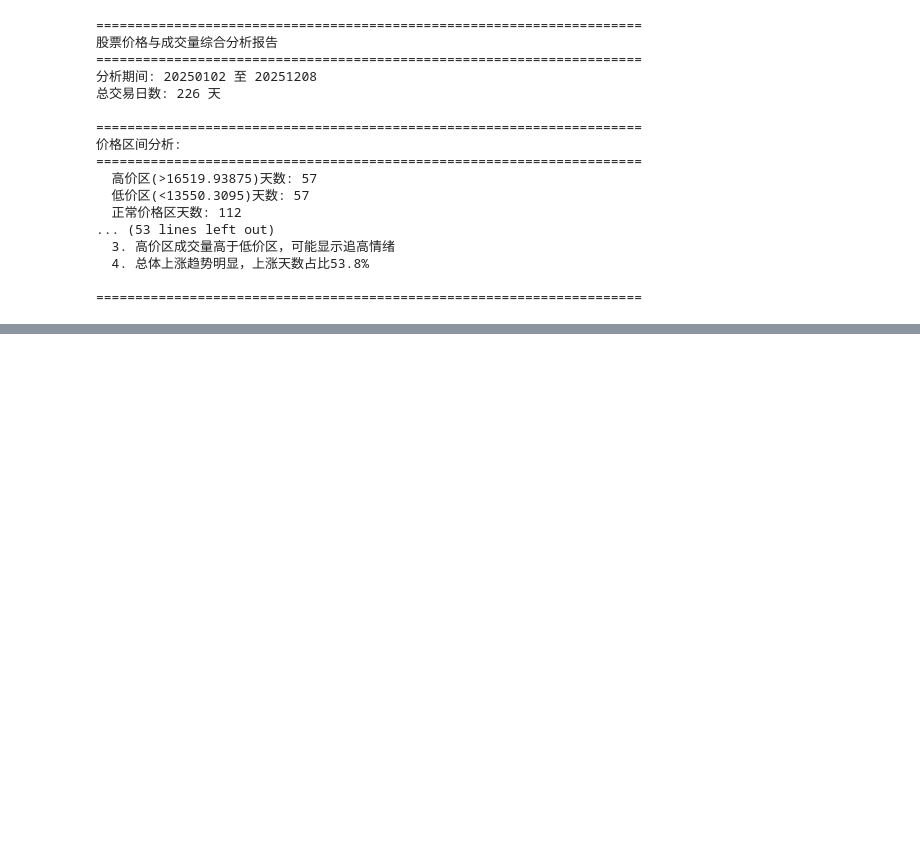
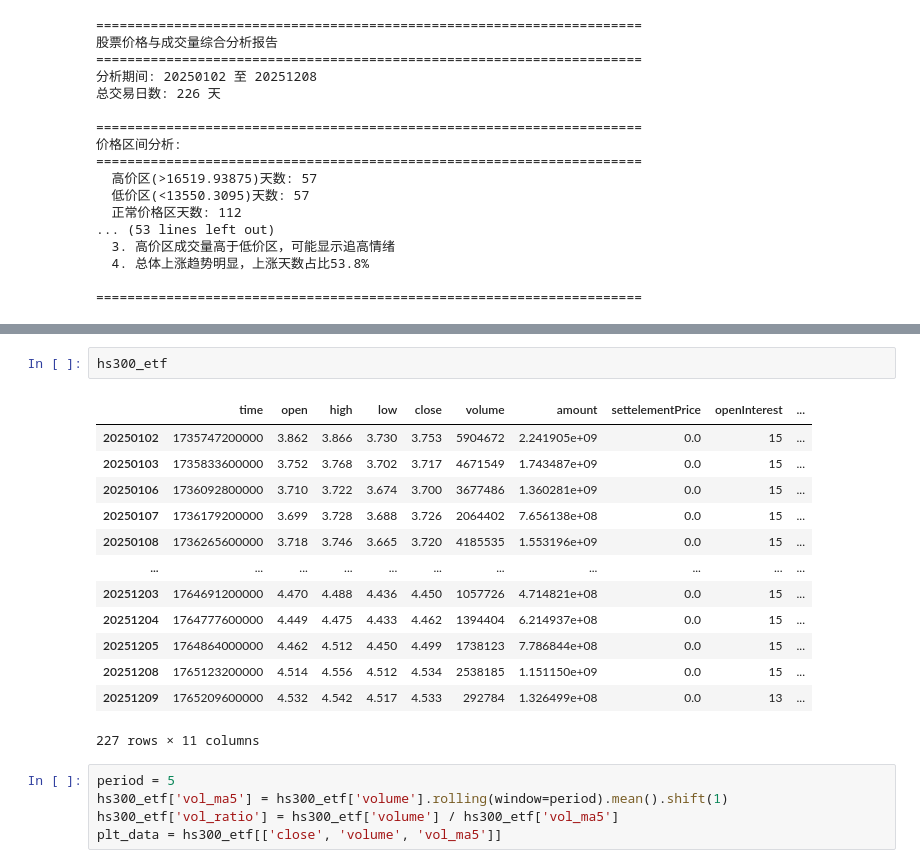
Before and after one commit to longmfe/MarsFinance, a Jupyter notebook: app/price_volume_analysis.ipynb, the cells around one changed output, grey strips where cells are left out. Cells and saved outputs as stored; diff of their text form; blank space fills up the shorter version.

```diff
--- a/app/price_volume_analysis.ipynb
+++ b/app/price_volume_analysis.ipynb
@@ -830,0 +865,21 @@ get_hist_data_by_count('601318', 10)
+# %%
+hs300_etf
+# %% [output]
+|  | time | open | high | low | close | volume | amount | settelementPrice | openInterest | ... |
+| 20250102 | 1735747200000 | 3.862 | 3.866 | 3.730 | 3.753 | 5904672 | 2.241905e+09 | 0.0 | 15 | ... |
+| 20250103 | 1735833600000 | 3.752 | 3.768 | 3.702 | 3.717 | 4671549 | 1.743487e+09 | 0.0 | 15 | ... |
+| 20250106 | 1736092800000 | 3.710 | 3.722 | 3.674 | 3.700 | 3677486 | 1.360281e+09 | 0.0 | 15 | ... |
+| 20250107 | 1736179200000 | 3.699 | 3.728 | 3.688 | 3.726 | 2064402 | 7.656138e+08 | 0.0 | 15 | ... |
+| 20250108 | 1736265600000 | 3.718 | 3.746 | 3.665 | 3.720 | 4185535 | 1.553196e+09 | 0.0 | 15 | ... |
+| ... | ... | ... | ... | ... | ... | ... | ... | ... | ... | ... |
+| 20251203 | 1764691200000 | 4.470 | 4.488 | 4.436 | 4.450 | 1057726 | 4.714821e+08 | 0.0 | 15 | ... |
+| 20251204 | 1764777600000 | 4.449 | 4.475 | 4.433 | 4.462 | 1394404 | 6.214937e+08 | 0.0 | 15 | ... |
+| 20251205 | 1764864000000 | 4.462 | 4.512 | 4.450 | 4.499 | 1738123 | 7.786844e+08 | 0.0 | 15 | ... |
+| 20251208 | 1765123200000 | 4.514 | 4.556 | 4.512 | 4.534 | 2538185 | 1.151150e+09 | 0.0 | 15 | ... |
+| 20251209 | 1765209600000 | 4.532 | 4.542 | 4.517 | 4.533 | 292784 | 1.326499e+08 | 0.0 | 13 | ... |
+227 rows × 11 columns
+# %%
+period = 5
+hs300_etf['vol_ma5'] = hs300_etf['volume'].rolling(window=period).mean().shift(1)
+hs300_etf['vol_ratio'] = hs300_etf['volume'] / hs300_etf['vol_ma5']
+plt_data = hs300_etf[['close', 'volume', 'vol_ma5']]
```
Also changed, not shown: parts of 10 cells of this notebook.
